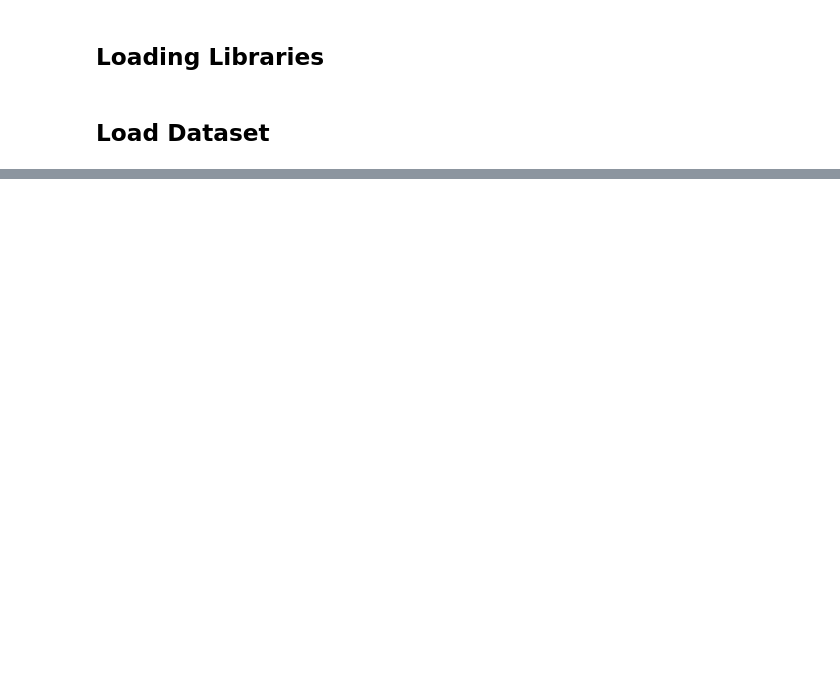
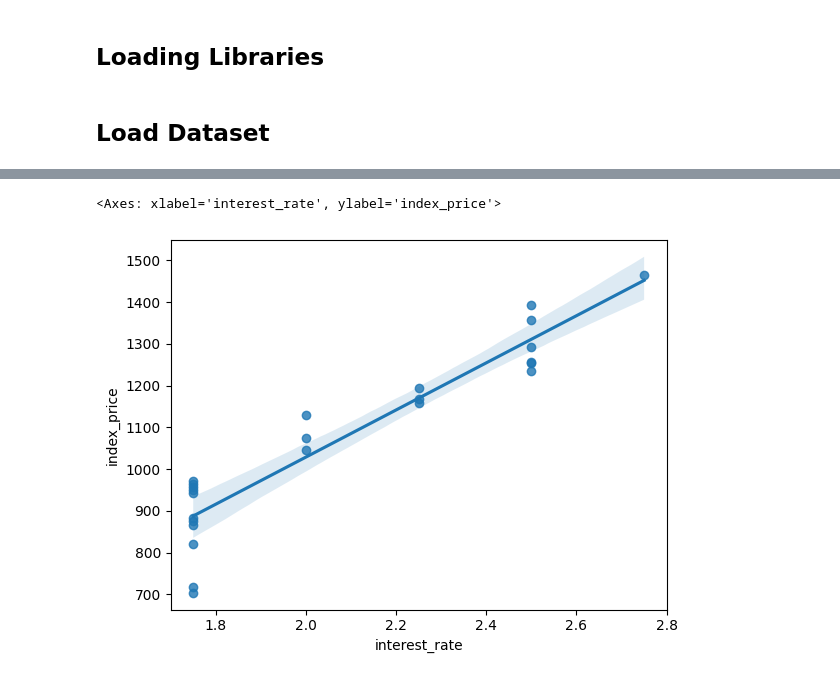
Before and after one commit to ItRachii/Udemy, a Jupyter notebook: Krish Naik/DS, ML, DL and NLP/03 ML/02 MLR/01_Multiple_Linear_Regression_Model_Using_sklearn.ipynb, the cells around one changed output, grey strips where cells are left out. Drawn from its saved outputs; the diff is of its cells as text; code cells hidden in the pictures; blank space fills up the shorter version.

```diff
--- a/Krish Naik/DS, ML, DL and NLP/03 ML/02 MLR/01_Multiple_Linear_Regression_Model_Using_sklearn.ipynb
+++ b/Krish Naik/DS, ML, DL and NLP/03 ML/02 MLR/01_Multiple_Linear_Regression_Model_Using_sklearn.ipynb
@@ -67,0 +113,5 @@ plt.scatter(df_index['interest_rate'], df_index['unemployment_rate'])
+# %%
+sns.regplot(data = df_index, x='interest_rate', y = 'index_price')
+# %% [output]
+<Axes: xlabel='interest_rate', ylabel='index_price'>
+[figure, added]
```
Also changed, not shown: parts of 36 cells of this notebook, 1 other file.
